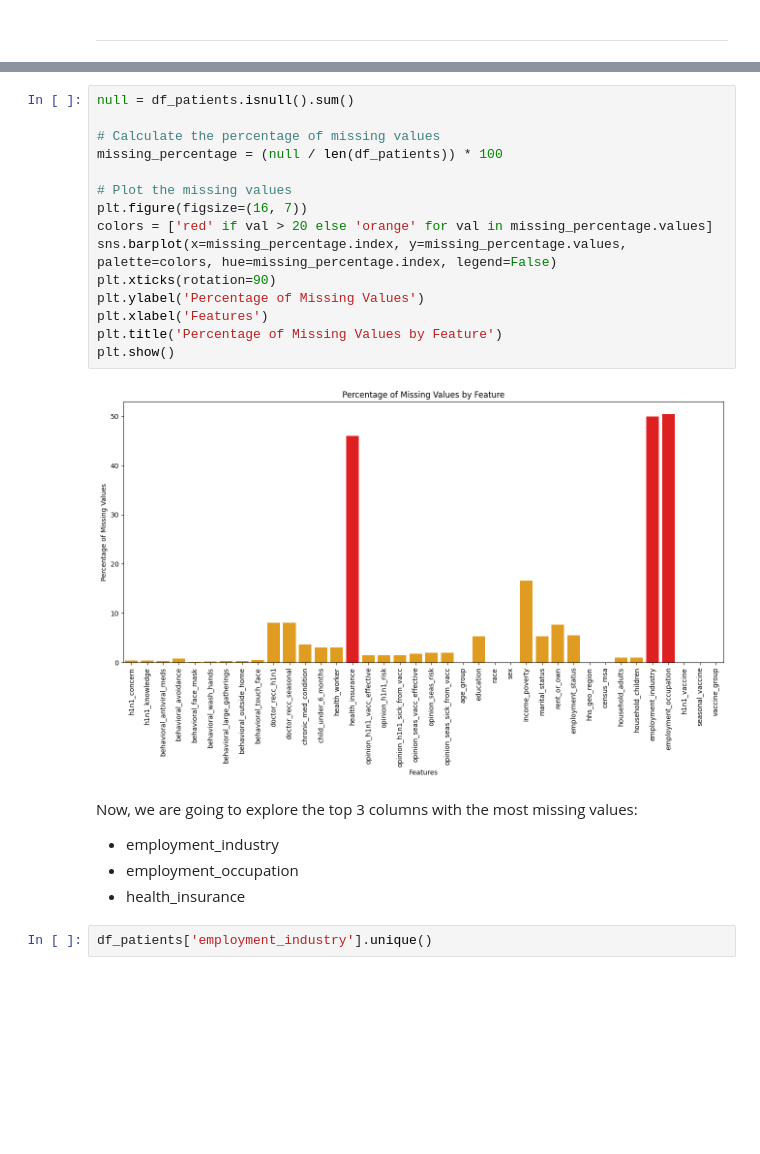
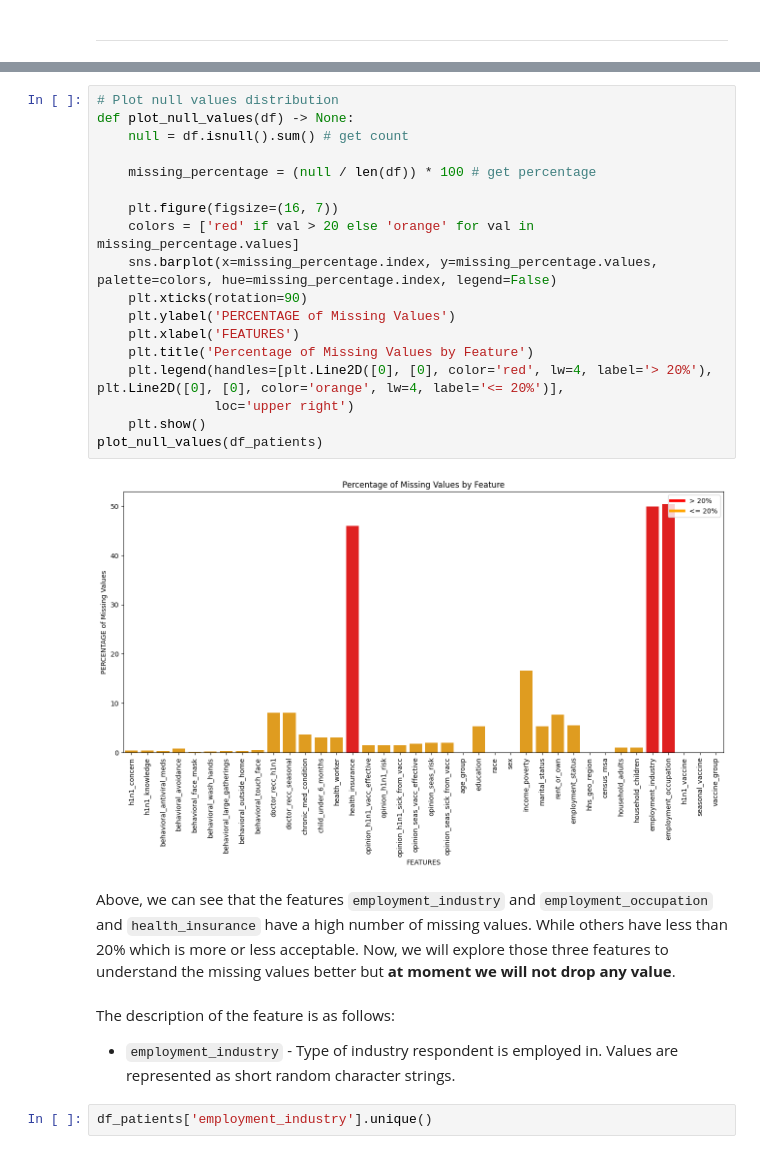
Before and after one commit to MiguelAruiz/MachineLearning-24-25-ProgressTasks, a Jupyter notebook: Progress_Task_2/Preprocessing.ipynb, the cells around one changed output, grey strips where cells are left out. Saved outputs shown, nothing was run; the diff lists cells and outputs as text; blank space fills up the shorter version.

```diff
--- a/Progress_Task_2/Preprocessing.ipynb
+++ b/Progress_Task_2/Preprocessing.ipynb
@@ -145,25 +173,28 @@ plt.show()
 # %%
-null = df_patients.isnull().sum()
+# Plot null values distribution
+def plot_null_values(df) -> None:
+    null = df.isnull().sum() # get count
 
-# Calculate the percentage of missing values
-missing_percentage = (null / len(df_patients)) * 100
+    missing_percentage = (null / len(df)) * 100 # get percentage
 
-# Plot the missing values
-plt.figure(figsize=(16, 7))
-colors = ['red' if val > 20 else 'orange' for val in missing_percentage.values]
-sns.barplot(x=missing_percentage.index, y=missing_percentage.values, palette=colors, hue=missing_percentage.index, legend=False)
-plt.xticks(rotation=90)
-plt.ylabel('Percentage of Missing Values')
-plt.xlabel('Features')
-plt.title('Percentage of Missing Values by Feature')
-plt.show()
+    plt.figure(figsize=(16, 7))
+    colors = ['red' if val > 20 else 'orange' for val in missing_percentage.values]
+    sns.barplot(x=missing_percentage.index, y=missing_percentage.values, palette=colors, hue=missing_percentage.index, legend=False)
+    plt.xticks(rotation=90)
+    plt.ylabel('PERCENTAGE of Missing Values')
+    plt.xlabel('FEATURES')
+    plt.title('Percentage of Missing Values by Feature')
+    plt.legend(handles=[plt.Line2D([0], [0], color='red', lw=4, label='> 20%'), plt.Line2D([0], [0], color='orange', lw=4, label='<= 20%')],
+               loc='upper right')
+    plt.show()
+plot_null_values(df_patients)
 # %% [output]
-[figure, old version]
+[figure, new version]
-# %% [markdown]
-Now, we are going to explore the top 3 columns with the most missing values:
-* employment_industry
-* employment_occupation
-* health_insurance
+# %% [markdown]
+Above, we can see that the features `employment_industry` and `employment_occupation` and `health_insurance` have a high number of missing values. While others have less than 20% which is more or less acceptable. Now, we will explore those three features to understand the missing values better but **at moment we will not drop any value**.
+# %% [markdown]
+The description of the feature is as follows:
+- `employment_industry` - Type of industry respondent is employed in. Values are represented as short random character strings.
 # %%
 df_patients['employment_industry'].unique()
 # %% [output]
```
Also changed, not shown: parts of 71 cells of this notebook, 19 other files.
